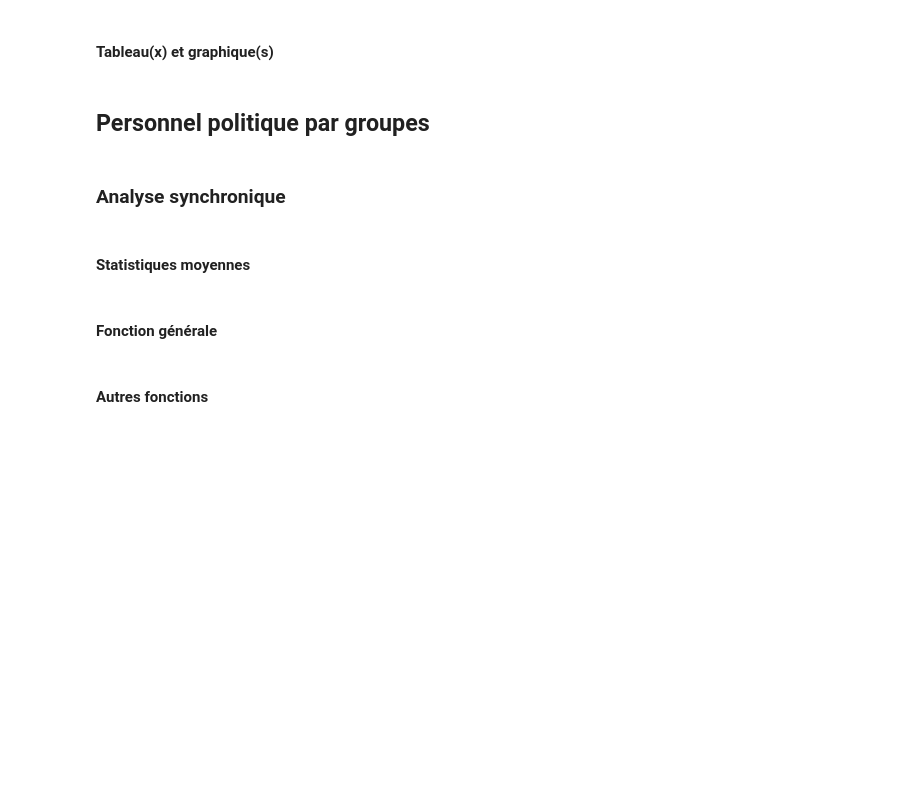
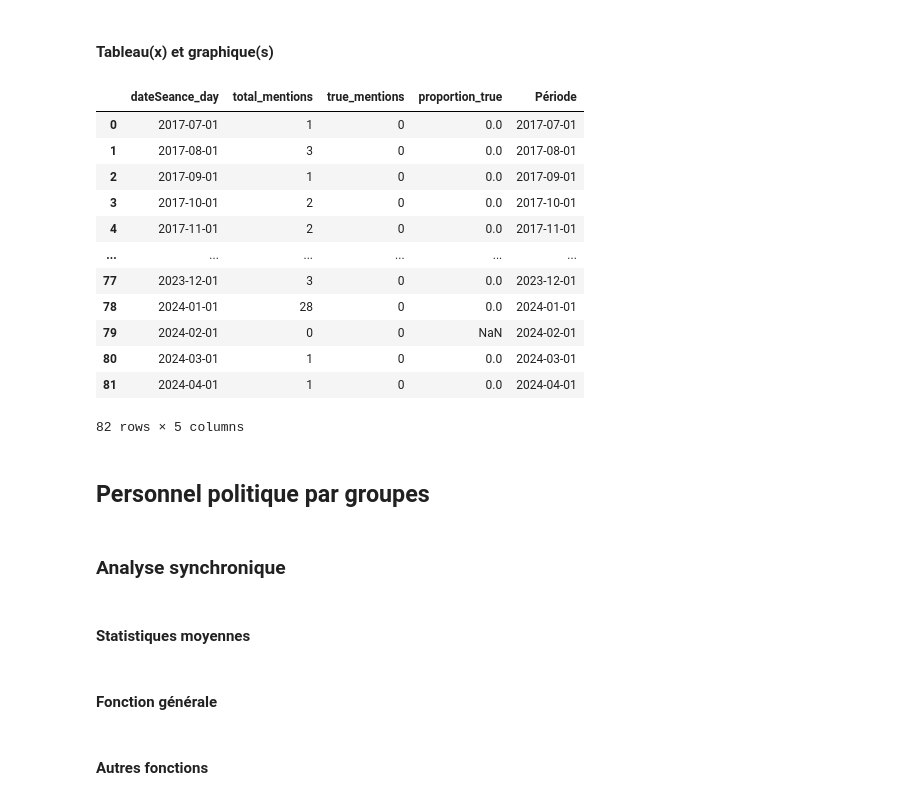
Before and after one commit to Matthias-Levalet/republique-cest-quoi, a Jupyter notebook: exploration/Analyses.ipynb, the cells around one changed output. Saved outputs shown, nothing was run; the diff lists cells and outputs as text; code cells hidden in the pictures; blank space fills up the shorter version.

```diff
--- a/exploration/Analyses.ipynb
+++ b/exploration/Analyses.ipynb
@@ -1898,6 +1900,6 @@ stats = statistiques_personnelpo_moyenne(df, "M. Éric Poulliat", "nombre_corres
 # %%
 personnel_po = "M. Guillaume Vuilletet"
-colonne_condition="nombre_correspondances"
+colonne_condition="repu_match_valide"
 
 # Sur toute la période
 stats_global = statistiques_personnelpo_moyenne(df, personnel_po, colonne_condition, periode="global")
@@ -2036,8 +2042,8 @@ def synchronique_personnel(df, couleurs_groupes, colonne_condition, personnel_po
     fig.show()
     return df_agg
 # %%
-personnel_po = "M. Éric Poulliat"
-colonne_condition="Outre-mers"
+personnel_po = "M. Guillaume Vuilletet"
+colonne_condition="repu_match_valide"
 
 # Sur toute la période
 stats_global = statistiques_personnelpo(df, personnel_po, colonne_condition, periode="global")
@@ -2184,11 +2208,25 @@ def synchronique_personnel(df, couleurs_groupes, colonne_condition, personnel_po
 # %%
 synchronique_personnel(df,couleurs_groupes,
                                    colonne_condition = "repu_match_valide",
-                                   personnel_po="M. Jean-Christophe Lagarde",
+                                   personnel_po="M. Guillaume Vuilletet",
                                    colonne_groupe="groupe&gvt_affiliation",
-                                   periode="D",
+                                   periode="M",
                                    préfixe="thématique"
 )
+# %% [output]
+|  | dateSeance_day | total_mentions | true_mentions | proportion_true | Période |
+| 0 | 2017-07-01 | 1 | 0 | 0.0 | 2017-07-01 |
+| 1 | 2017-08-01 | 3 | 0 | 0.0 | 2017-08-01 |
+| 2 | 2017-09-01 | 1 | 0 | 0.0 | 2017-09-01 |
+| 3 | 2017-10-01 | 2 | 0 | 0.0 | 2017-10-01 |
+| 4 | 2017-11-01 | 2 | 0 | 0.0 | 2017-11-01 |
+| ... | ... | ... | ... | ... | ... |
+| 77 | 2023-12-01 | 3 | 0 | 0.0 | 2023-12-01 |
+| 78 | 2024-01-01 | 28 | 0 | 0.0 | 2024-01-01 |
+| 79 | 2024-02-01 | 0 | 0 | NaN | 2024-02-01 |
+| 80 | 2024-03-01 | 1 | 0 | 0.0 | 2024-03-01 |
+| 81 | 2024-04-01 | 1 | 0 | 0.0 | 2024-04-01 |
+82 rows × 5 columns
 # %%
 def synchronique_personnel_moyenne(df, couleurs_groupes, colonne_condition, personnel_po, colonne_groupe, préfixe, periode,
                                    colonne_député="nom_orateur_clean",
```
Also changed, not shown: parts of 4 cells of this notebook, 1 other file.
